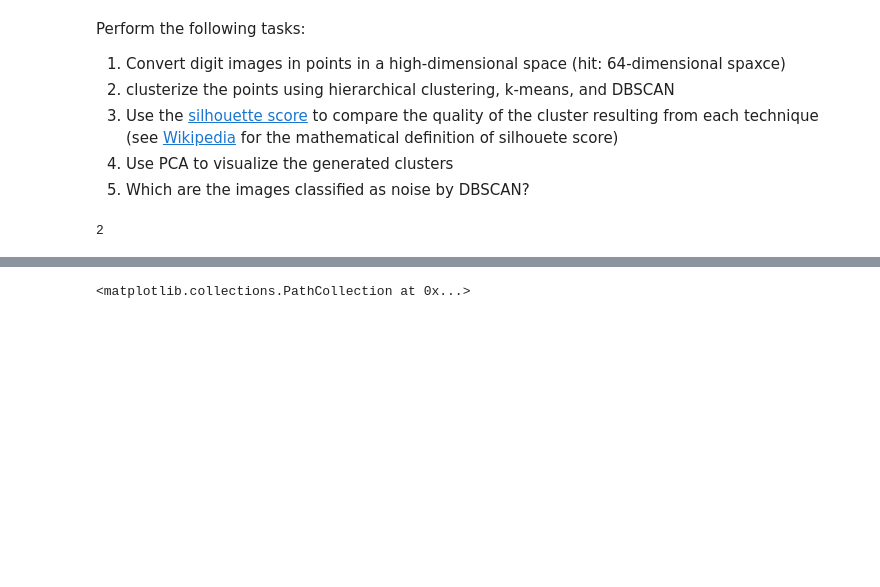
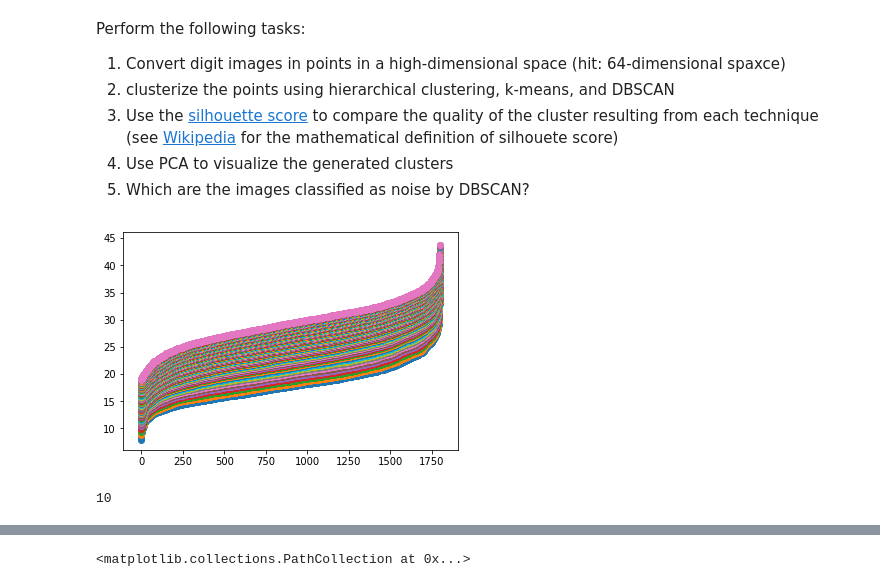
Before and after one commit to lucasmoschen/Machine_Learning_with_Python, a Jupyter notebook: Cluster/pynb/Machine_Learning_4_DS-Clustering-worked.ipynb, the cells around one changed output, grey strips where cells are left out. Saved outputs shown, nothing was run; the diff lists cells and outputs as text; code cells hidden in the pictures; blank space fills up the shorter version.

```diff
--- a/Cluster/pynb/Machine_Learning_4_DS-Clustering-worked.ipynb
+++ b/Cluster/pynb/Machine_Learning_4_DS-Clustering-worked.ipynb
@@ -133,16 +133,3 @@ cl_kmeans = kmeans.labels_
 hierclust = cluster.AgglomerativeClustering(n_clusters=10, linkage='ward')
 hierclust.fit(points)
 cl_hierclust = hierclust.labels_
-
-###########
-#  DBSCAN
-###########
-
-dbscan = cluster.DBSCAN(eps=30, min_samples=10) ##números ajustados para que existissem 10 rótulos.
-dbscan.fit(points)
-cl_dbscan = dbscan.labels_
-conj = set(cl_dbscan)
-tam = len(conj)
-print(tam)
-# %% [output]
-2
@@ -149,3 +140,36 @@ print(tam)
+# %%
+### para cada linha da matriz de distancias
+##ordeno as distancias, pego os k vizinhos mais próximos
+##calculo a média as médias, com o objetivo de plotar
+##o conceito consiste em encontrar o Knee da função
+
+distances = metrics.pairwise_distances(points) ##matriz de distâncias entre cada par (simétrica)
+for k in range(3,100):
+    k_neighbors = [] ##cria lista das médias dos k_neighbors para cada lista.
+    for i in range(distances.shape[0]):
+        distances[i].sort()
+        values = distances[i][1:k+1]
+        average = np.mean(values)
+        k_neighbors.append(average)
+    k_neighbors.sort()
+    x = np.array([range(len(k_neighbors))])
+    y = np.array(k_neighbors)
+    plt.scatter(x,y)
+# %% [output]
+[figure, added]
+# %%
+###########
+#  DBSCAN
+###########
+
+dbscan = cluster.DBSCAN(eps=25, min_samples=30) ##números ajustados para que existissem 10 rótulos.
+dbscan.fit(points)
+cl_dbscan = dbscan.labels_
+conj = set(cl_dbscan)
+tam = len(conj)
+print(tam)
+# %% [output]
+10
 # %%
 ##3
 from sklearn import metrics
```
Also changed, not shown: parts of 10 cells of this notebook.
